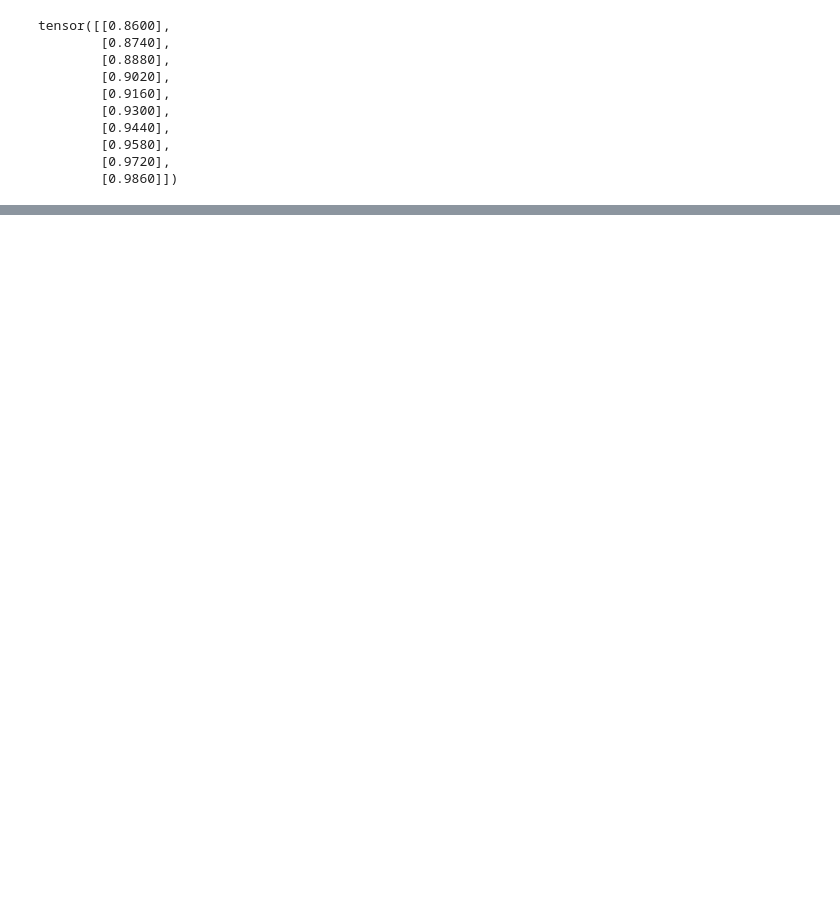
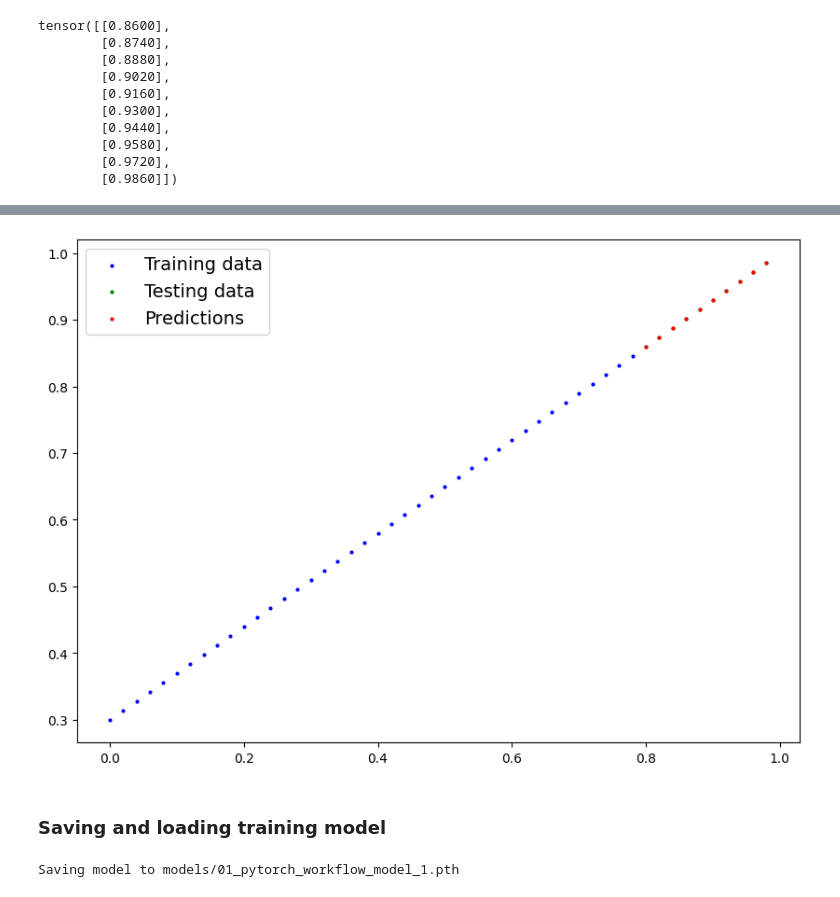
Before and after one commit to code-jay/pytorch-deep-learning, a Jupyter notebook: 01_pytorch_workflow.ipynb, the cells around one changed output, grey strips where cells are left out. Cells and saved outputs as stored; diff of their text form; code cells hidden in the pictures; blank space fills up the shorter version.

Commit message:
workflow

```diff
--- a/01_pytorch_workflow.ipynb
+++ b/01_pytorch_workflow.ipynb
@@ -432,0 +593,5 @@ plot_predictions(predictions=y_preds_new)
+# %%
+# Setup device agnostic code
+
+device = "cuda" if torch.cuda.is_available() else "cpu"
+print(f"Using device: {device}")
@@ -432,0 +684,20 @@ plot_predictions(predictions=y_preds_new)
+# %%
+# Create a Linear Model by sub classing nn.Module
+
+class LinearRegressionModelV2(nn.Module): # almost everything in PyTorch inherits from nn.Module
+  def __init__(self):
+    super().__init__()
+    # Use nn.Linear() for creating the model parameters / also called: linear transform, probing layer, fully connected layer,
+    self.linear_layer = nn.Linear(in_features=1,
+                                  out_features=1)
+
+  def forward(self, x: torch.Tensor) -> torch.Tensor:
+    return self.linear_layer(x)
+
+# Set the manual seed
+
+torch.manual_seed(42)
+
+model_1 = LinearRegressionModelV2()
+
+model_1, model_1.state_dict()
@@ -432,0 +730,7 @@ plot_predictions(predictions=y_preds_new)
+# %%
+# Setup loss function
+
+loss_fn = nn.L1Loss()
+
+# Setup optimizer
+optimizer = torch.optim.SGD(params=model_1.parameters(), lr=0.01)
@@ -432,0 +807,7 @@ plot_predictions(predictions=y_preds_new)
+# %%
+# Turn model into avaluation mode
+model_1.eval()
+with torch.inference_mode():
+  y_preds = model_1(X_test)
+
+y_preds
@@ -432,0 +838,26 @@ plot_predictions(predictions=y_preds_new)
+# %%
+# Check out our model predictions visually
+
+plot_predictions(predictions=y_preds.cpu())
+# %% [output]
+[figure, added]
+# %% [markdown]
+### Saving and loading training model
+# %%
+from pathlib import Path
+
+# 1. Create models directory
+MODEL_PATH = Path("models")
+MODEL_PATH.mkdir(parents=True, exist_ok=True)
+
+# 2. Create model save path
+MODEL_NAME = "01_pytorch_workflow_model_1.pth"
+MODEL_SAVE_PATH = MODEL_PATH/MODEL_NAME
+
+# 3. Save the model state dict
+
+print(f"Saving model to {MODEL_SAVE_PATH}")
+torch.save(obj=model_1.state_dict(),
+           f=MODEL_SAVE_PATH)
+# %% [output]
+Saving model to models/01_pytorch_workflow_model_1.pth
```
Also changed, not shown: parts of 40 cells of this notebook.
